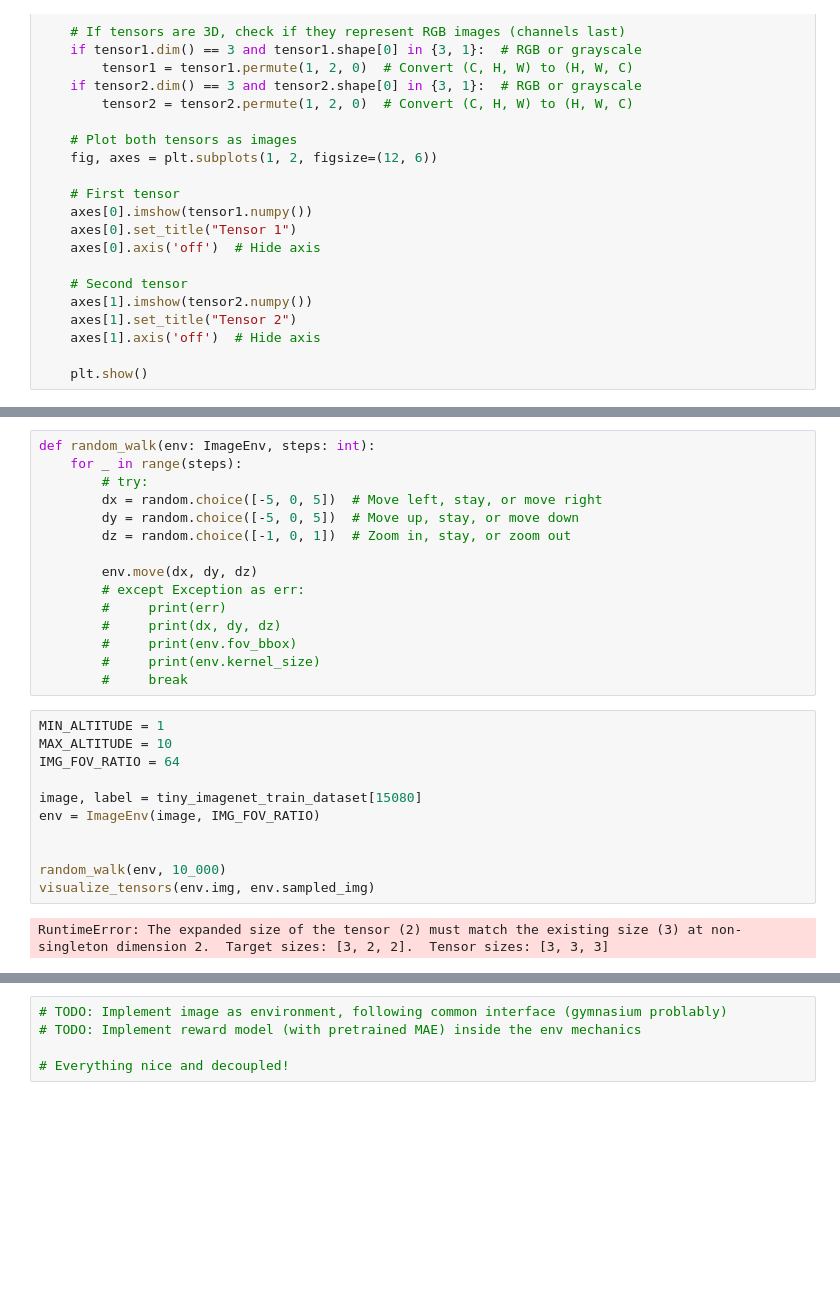
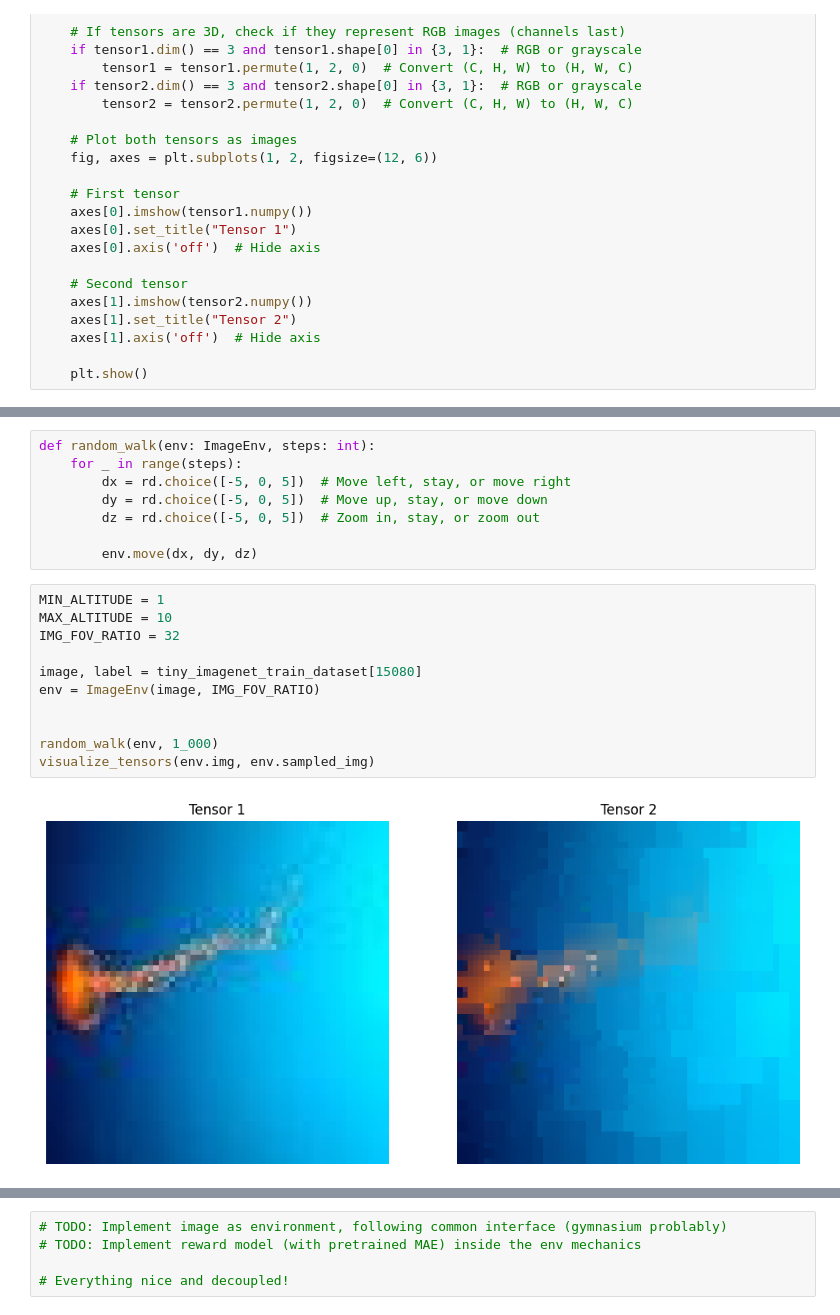
Before and after one commit to tcouso/uav_active_sensing, a Jupyter notebook: notebooks/1.01-image-env.ipynb, the cells around one changed output, grey strips where cells are left out. Cells and saved outputs as stored; diff of their text form; blank space fills up the shorter version.

```diff
--- a/notebooks/1.01-image-env.ipynb
+++ b/notebooks/1.01-image-env.ipynb
@@ -268,28 +254,21 @@ class ImageEnv:
 # %%
 def random_walk(env: ImageEnv, steps: int):
     for _ in range(steps):
-        # try:
-        dx = random.choice([-5, 0, 5])  # Move left, stay, or move right
-        dy = random.choice([-5, 0, 5])  # Move up, stay, or move down
-        dz = random.choice([-1, 0, 1])  # Zoom in, stay, or zoom out
+        dx = rd.choice([-5, 0, 5])  # Move left, stay, or move right
+        dy = rd.choice([-5, 0, 5])  # Move up, stay, or move down
+        dz = rd.choice([-5, 0, 5])  # Zoom in, stay, or zoom out
 
         env.move(dx, dy, dz)
-        # except Exception as err:
-        #     print(err)
-        #     print(dx, dy, dz)
-        #     print(env.fov_bbox)
-        #     print(env.kernel_size)
-        #     break
 # %%
 MIN_ALTITUDE = 1
 MAX_ALTITUDE = 10
-IMG_FOV_RATIO = 64
+IMG_FOV_RATIO = 32
 
 image, label = tiny_imagenet_train_dataset[15080]
 env = ImageEnv(image, IMG_FOV_RATIO)
 
 
-random_walk(env, 10_000)
+random_walk(env, 1_000)
 visualize_tensors(env.img, env.sampled_img)
 # %% [output]
-RuntimeError: The expanded size of the tensor (2) must match the existing size (3) at non-singleton dimension 2.  Target sizes: [3, 2, 2].  Tensor sizes: [3, 3, 3]
+[figure, added]
```
Also changed, not shown: parts of 6 cells of this notebook, 2 other files.
